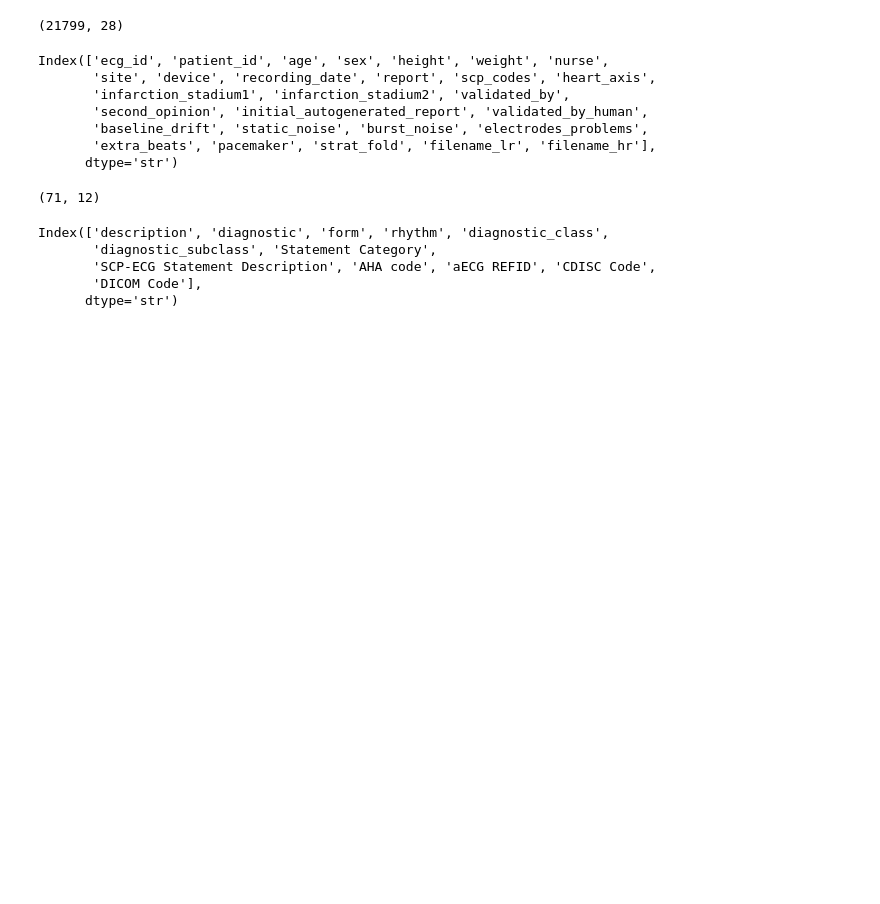
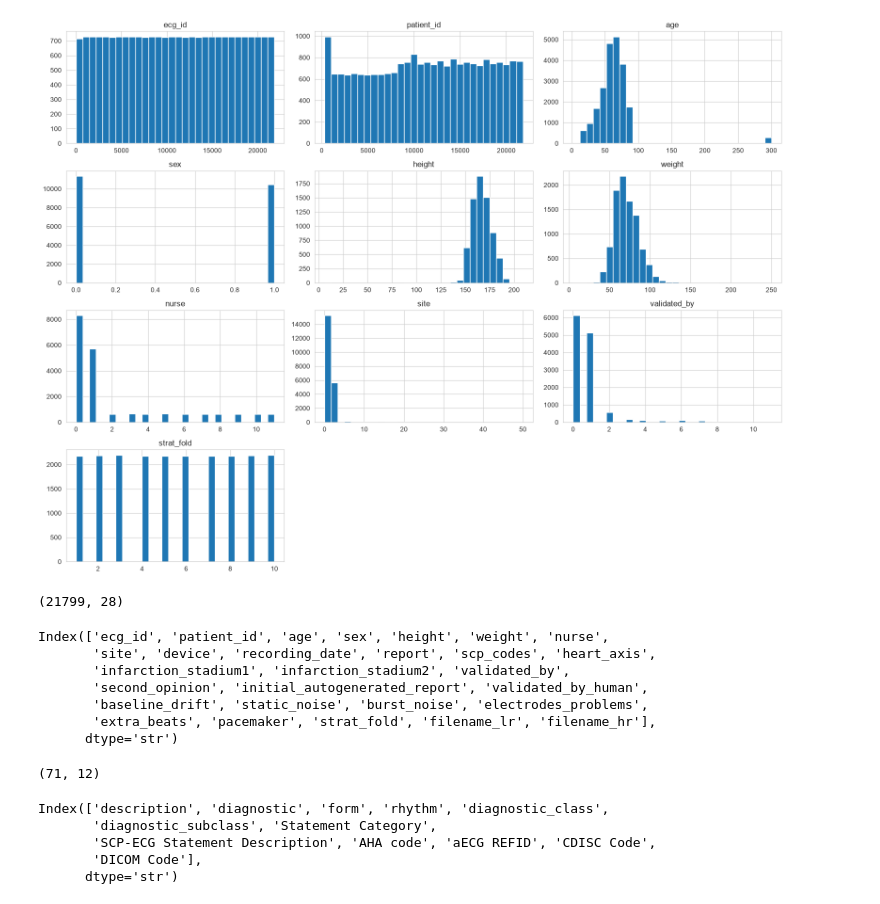
Before and after one commit to Prianka-0011/CardioTrustAI, a Jupyter notebook: src/CardioTrustAI.Backend/CardioTrustAI.PythonAPI/experiments/experiment-continuew.ipynb, the cells around one changed output. Drawn from its saved outputs; the diff is of its cells as text; code cells hidden in the pictures; blank space fills up the shorter version.

```diff
--- a/src/CardioTrustAI.Backend/CardioTrustAI.PythonAPI/experiments/experiment-continuew.ipynb
+++ b/src/CardioTrustAI.Backend/CardioTrustAI.PythonAPI/experiments/experiment-continuew.ipynb
@@ -20 +228,17 @@ scp = pd.read_csv(STATEMENTS_FILE, index_col=0)
+# %%
+
+# ============================================================
+# 7. NUMERICAL FEATURE DISTRIBUTION
+# ============================================================
+
+df[numerical_columns].hist(
+    figsize=(16, 12),
+    bins=30
+)
+
+plt.tight_layout()
+
+plt.show()
+# %% [output]
+[figure, added]
 # %%
```
Also changed, not shown: parts of 11 cells of this notebook.
